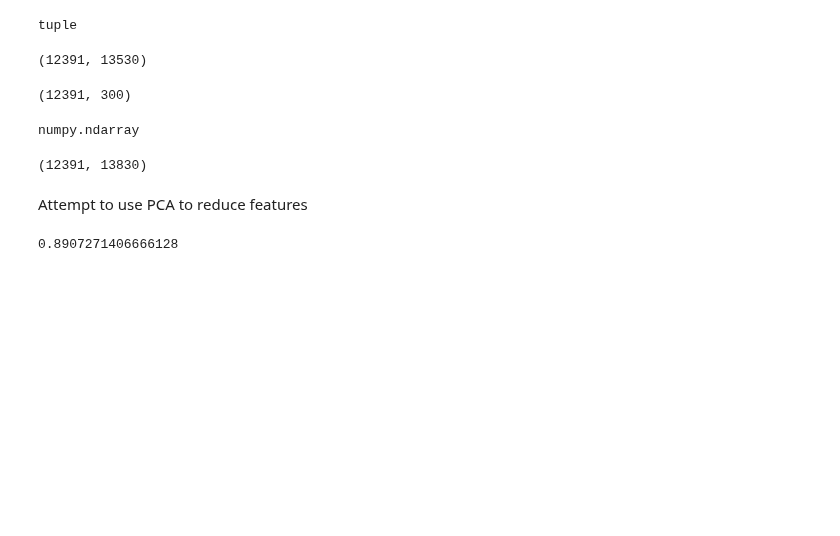
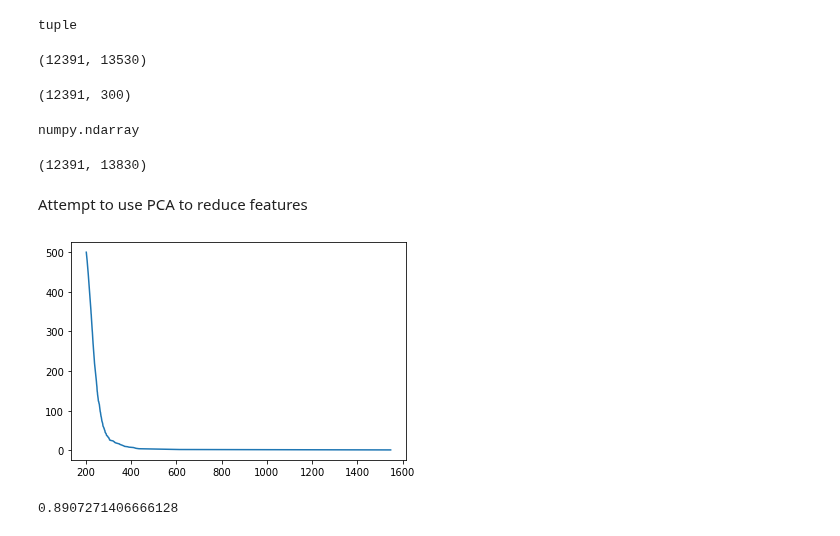
Before and after one commit to gregorio-saporito/hate-speech-detection, a Jupyter notebook: main.ipynb, the cells around one changed output. Drawn from its saved outputs; the diff is of its cells as text; code cells hidden in the pictures; blank space fills up the shorter version.

Commit message:
SVD plot

```diff
--- a/main.ipynb
+++ b/main.ipynb
@@ -454,8 +454,15 @@ Attempt to use PCA to reduce features
 # %%
 from sklearn.decomposition import TruncatedSVD
 from scipy.sparse import random as sparse_random
-svd = TruncatedSVD(n_components=500, random_state=42)
+svd = TruncatedSVD(n_components=12391, random_state=42)
 model = svd.fit(scaled_train)
+# %%
+fig = plt.figure()
+ax = plt.axes()
+
+ax.plot(model.singular_values_, range(1,12392));
+# %% [output]
+[figure, added]
 # %%
 reduced = model.transform(scaled_train)
 # %%
```
